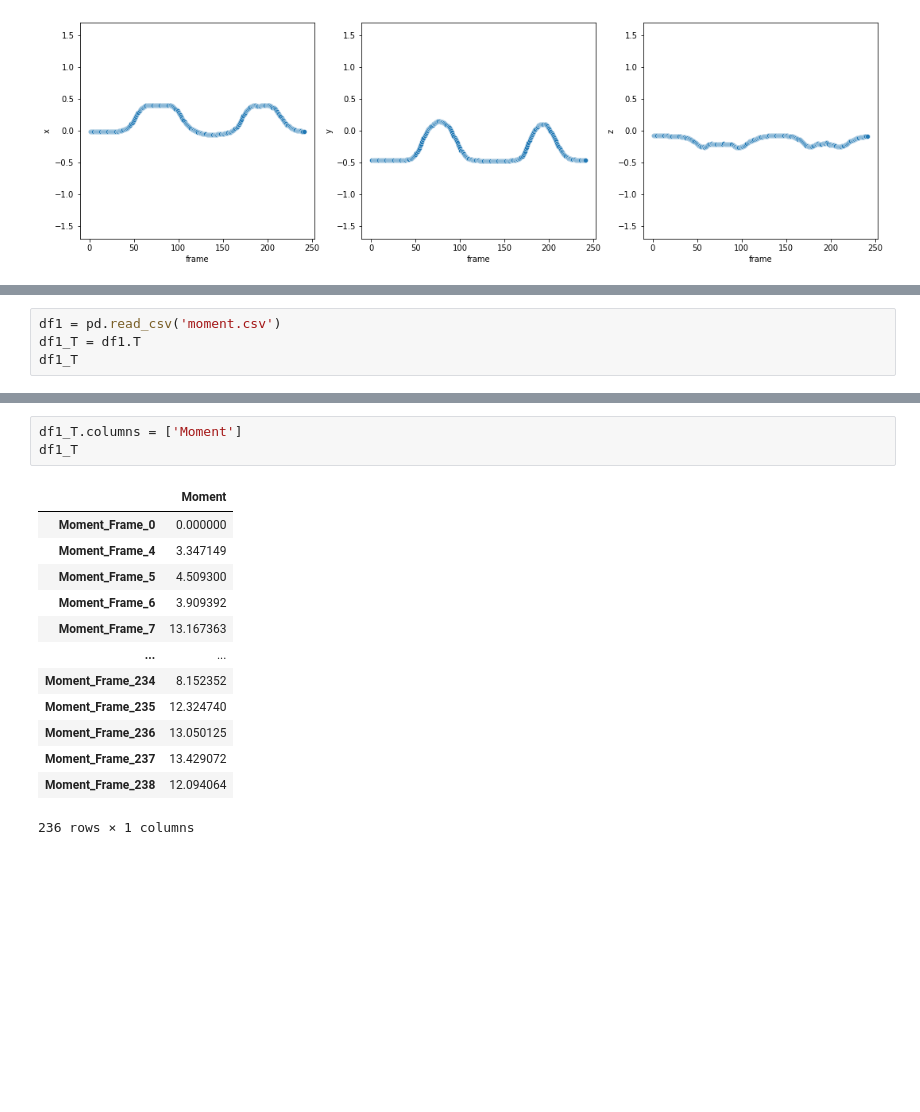
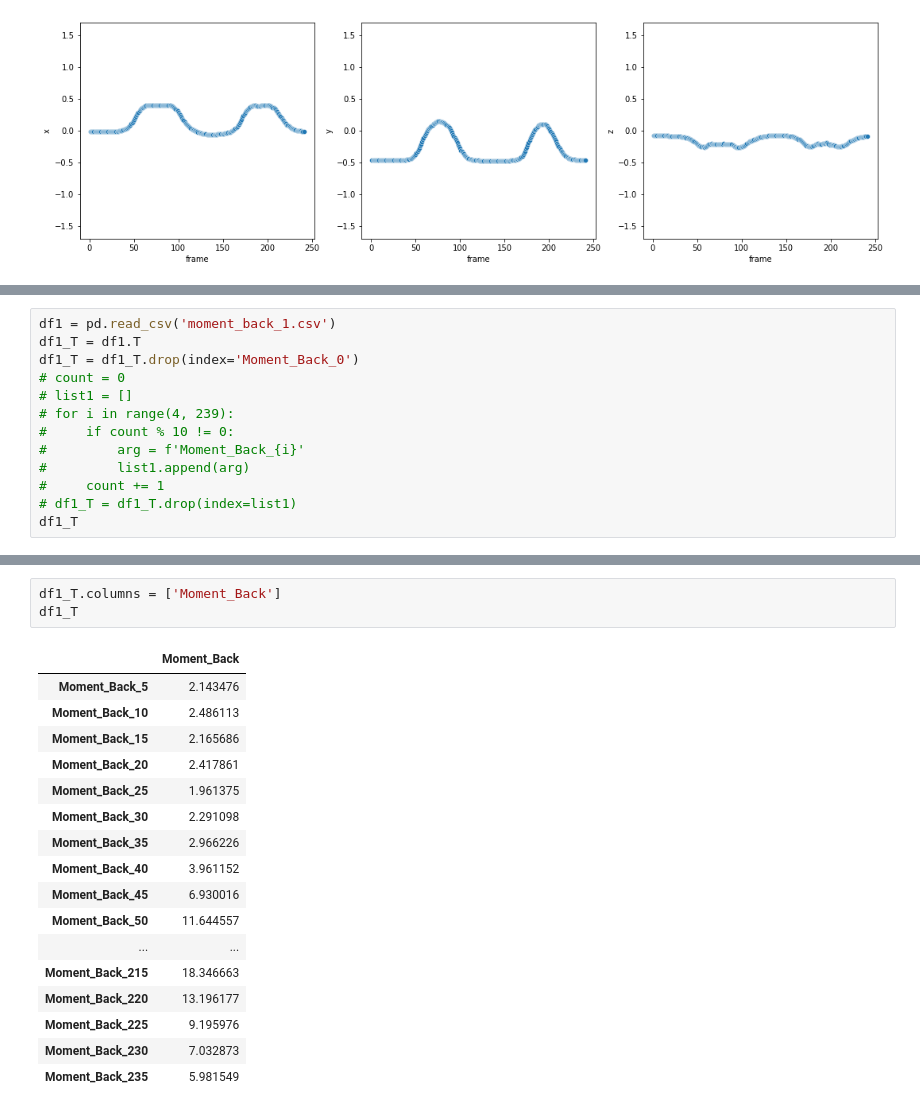
Before and after one commit to Albertlor/URECA, a Jupyter notebook: VideoPose3D/PoseEstimation/database/csv_data/Individual_1/body_part_1.ipynb, the cells around one changed output, grey strips where cells are left out. Saved outputs shown, nothing was run; the diff lists cells and outputs as text; blank space fills up the shorter version.

```diff
--- a/VideoPose3D/PoseEstimation/database/csv_data/Individual_1/body_part_1.ipynb
+++ b/VideoPose3D/PoseEstimation/database/csv_data/Individual_1/body_part_1.ipynb
@@ -148,6 +150,15 @@ for col in cols:
 # %%
-df1 = pd.read_csv('moment.csv')
+df1 = pd.read_csv('moment_back_1.csv')
 df1_T = df1.T
+df1_T = df1_T.drop(index='Moment_Back_0')
+# count = 0
+# list1 = []
+# for i in range(4, 239):
+#     if count % 10 != 0:
+#         arg = f'Moment_Back_{i}'
+#         list1.append(arg)
+#     count += 1
+# df1_T = df1_T.drop(index=list1)
 df1_T
 # %% [output]
 |  | 0 |
@@ -166,17 +212,21 @@ df1_T
 # %%
-df1_T.columns = ['Moment']
+df1_T.columns = ['Moment_Back']
 df1_T
 # %% [output]
-|  | Moment |
-| Moment_Frame_0 | 0.000000 |
-| Moment_Frame_4 | 3.347149 |
-| Moment_Frame_5 | 4.509300 |
-| Moment_Frame_6 | 3.909392 |
-| Moment_Frame_7 | 13.167363 |
+|  | Moment_Back |
+| Moment_Back_5 | 2.143476 |
+| Moment_Back_10 | 2.486113 |
+| Moment_Back_15 | 2.165686 |
+| Moment_Back_20 | 2.417861 |
+| Moment_Back_25 | 1.961375 |
+| Moment_Back_30 | 2.291098 |
+| Moment_Back_35 | 2.966226 |
+| Moment_Back_40 | 3.961152 |
+| Moment_Back_45 | 6.930016 |
+| Moment_Back_50 | 11.644557 |
 | ... | ... |
-| Moment_Frame_234 | 8.152352 |
-| Moment_Frame_235 | 12.324740 |
-| Moment_Frame_236 | 13.050125 |
-| Moment_Frame_237 | 13.429072 |
-| Moment_Frame_238 | 12.094064 |
+| Moment_Back_215 | 18.346663 |
+| Moment_Back_220 | 13.196177 |
+| Moment_Back_225 | 9.195976 |
+| Moment_Back_230 | 7.032873 |
+| Moment_Back_235 | 5.981549 |
-236 rows × 1 columns
```
Also changed, not shown: parts of 9 cells of this notebook, 14 other files.
